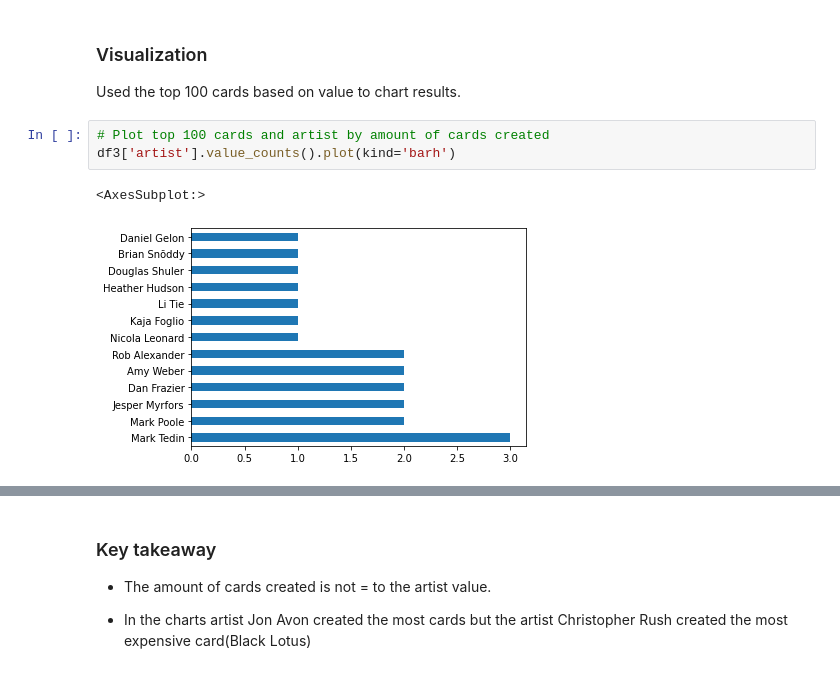
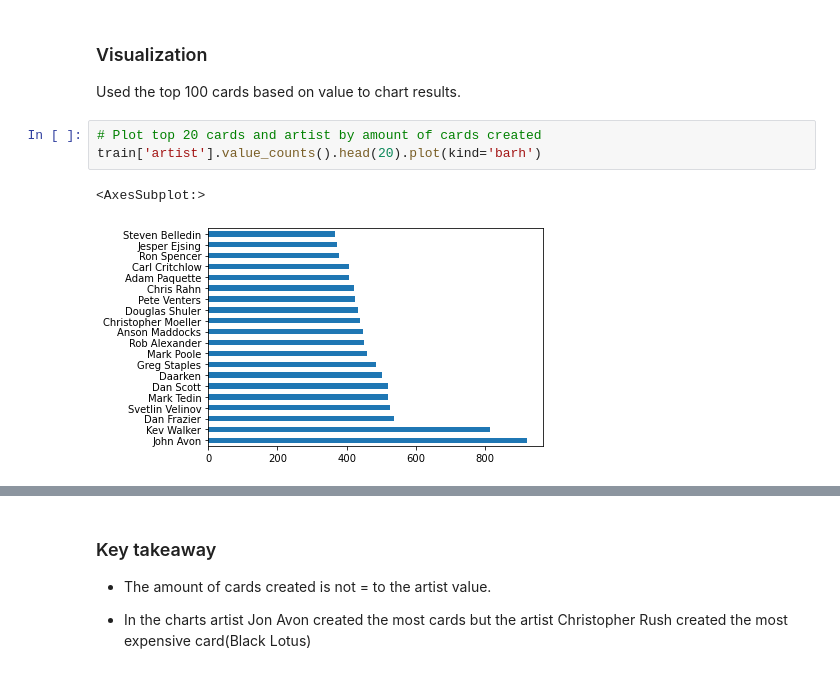
Before and after one commit to Jemison-DavidJasonStephenVasiliy/MTG-Project, a Jupyter notebook: David/explore_data.ipynb, the cells around one changed output, grey strips where cells are left out. Cells and saved outputs as stored; diff of their text form.

```diff
--- a/David/explore_data.ipynb
+++ b/David/explore_data.ipynb
@@ -163,10 +162,10 @@ memory usage: 1.1+ KB
 
 Used the top 100 cards based on value to chart results.
 # %%
-# Plot top 100 cards and artist by amount of cards created
-df3['artist'].value_counts().plot(kind='barh')
+# Plot top 20 cards and artist by amount of cards created
+train['artist'].value_counts().head(20).plot(kind='barh')
 # %% [output]
 <AxesSubplot:>
-[figure, old version]
+[figure, new version]
 # %%
 # Bar plor to show Artist and USD price, for top artist
```
Also changed, not shown: parts of 29 cells of this notebook, 1 other file.
